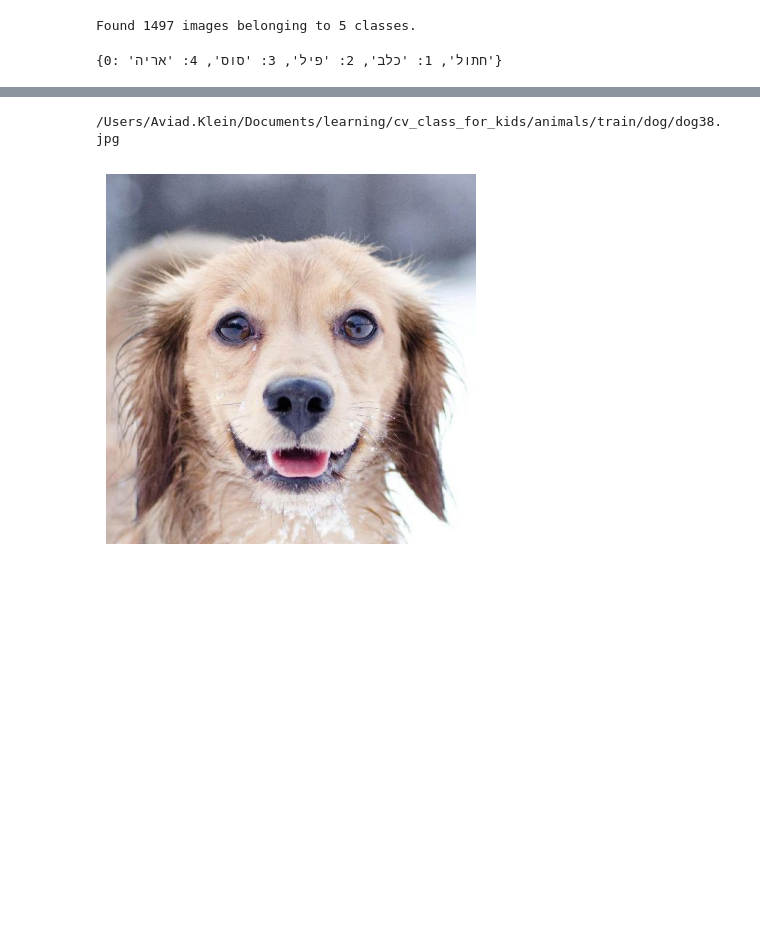
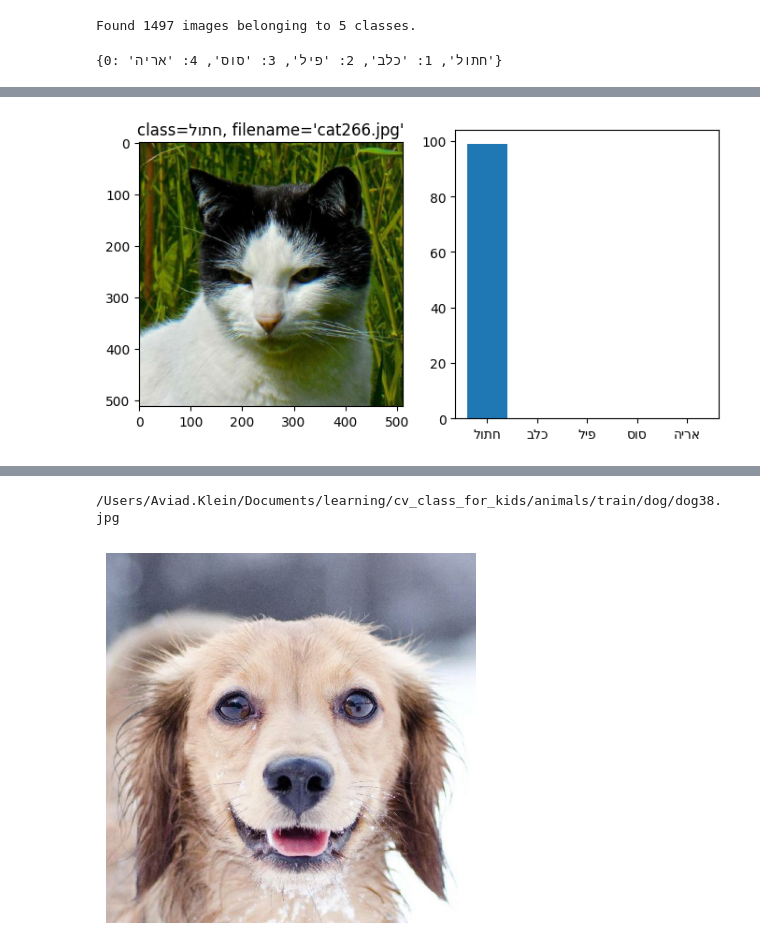
Before and after one commit to AviadKlein/cv4kids, a Jupyter notebook: inference.ipynb, the cells around one changed output, grey strips where cells are left out. Cells and saved outputs as stored; diff of their text form; code cells hidden in the pictures; blank space fills up the shorter version.

```diff
--- a/inference.ipynb
+++ b/inference.ipynb
@@ -119,7 +119,7 @@ def plot_predict(model: Model, index2class: Dict[int, str], clazz: str, dataset:
     _, ax = plt.subplots(1,2,figsize=(8,4))
     ax[0].imshow(image_array)
     ax[0].set_title(f'class={clazz[::-1]}, {filename=}')
-    ax[1].bar(np.arange(5), height=y_hat)
+    ax[1].bar(np.arange(5), height=(y_hat*100).astype(np.int16))
     ax[1].set_xticks([0,1,2,3,4])
     ax[1].set_xticklabels([index2class[i][::-1] for i in [0,1,2,3,4]])
 
@@ -131,7 +131,7 @@ val_datagen = ImageDataGenerator(rescale=1./255)
 
 val_generator = val_datagen.flow_from_directory(
     get_dataset_path('val'),
-    target_size=model.input_shape[:2],  # Resize images to 64x64
+    target_size=model.input_shape[1:3],  # Resize images to 64x64
     batch_size=32,
     class_mode='categorical')
 # %% [output]
@@ -171,0 +159,3 @@ plot_predict(model, index2class_hebrew, dataset='val', clazz='cat')
+# %%
+plot_predict(model, index2class_hebrew, dataset='val', clazz='cat', file='cat266.jpg')
+# %% [output]
@@ -171,0 +163 @@ plot_predict(model, index2class_hebrew, dataset='val', clazz='cat')
+[figure, added]
```
Also changed, not shown: parts of 11 cells of this notebook, 2 other files.
